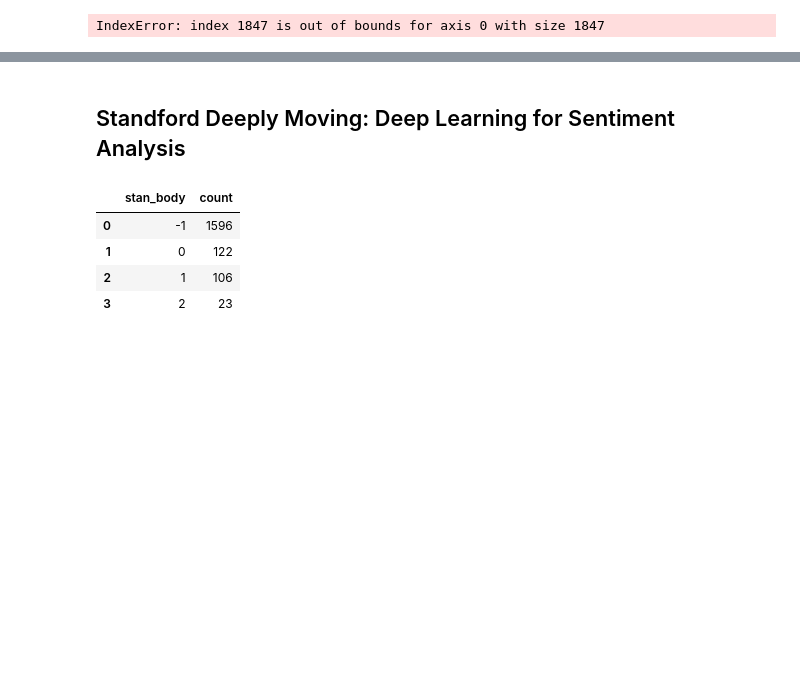
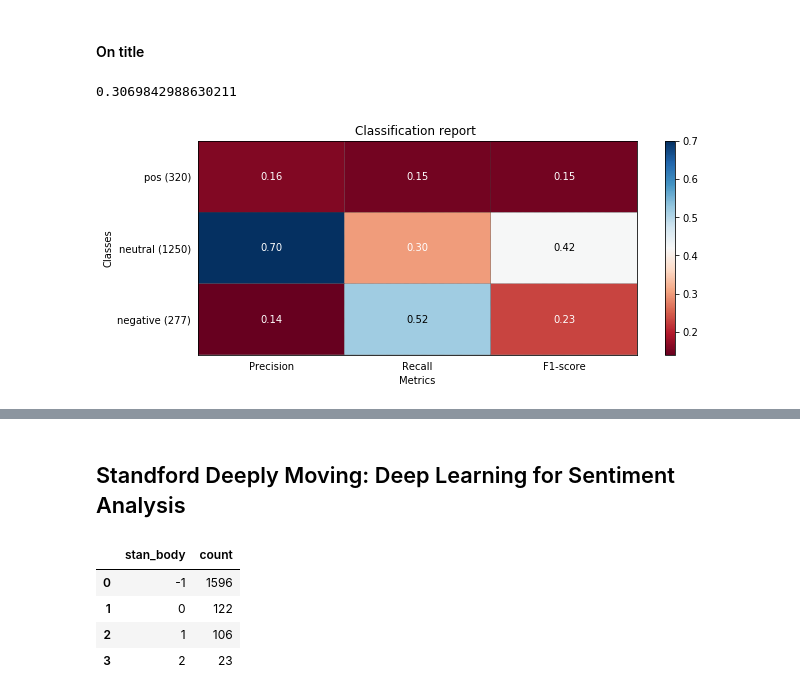
Before and after one commit to mannuscript/micromort, a Jupyter notebook: micromort/polarity_models/polarity.ipynb, the cells around one changed output, grey strips where cells are left out. Drawn from its saved outputs; the diff is of its cells as text; code cells hidden in the pictures; blank space fills up the shorter version.

```diff
--- a/micromort/polarity_models/polarity.ipynb
+++ b/micromort/polarity_models/polarity.ipynb
@@ -28,13 +28,24 @@ data_dump.head()
 | 6 | http://www.asiaone.com/health/goo... | Canola oil, which is extracted fr... | Good or bad? A look at myths and ... | -1 | 0.0 | SINGAPORE - Canola oil used to be... |
 # %%
 for index, row in data_dump.iterrows():
-    data = row["title"]
-    blob = TextBlob(data.decode('utf-8').strip())
-    if (blob.sentiment.polarity < .05 and blob.sentiment.polarity > -.05):
-        data_dump["e"].values[index] = 0
-    elif (blob.sentiment.polarity > .1):
-        data_dump["e"].values[index] = 1
-    else:
-        data_dump["e"].values[index] = -1
+    data = row["text"]
+    try:
+        blob = TextBlob(data.decode('utf-8').strip())
+        if (blob.sentiment.polarity < .05 and blob.sentiment.polarity > -.05):
+            data_dump["e"].values[index] = 0
+        elif (blob.sentiment.polarity > .1):
+            data_dump["e"].values[index] = 1
+        else:
+            data_dump["e"].values[index] = -1
+    except Exception as e:
+        print data
-# %% [output]
-IndexError: index 1847 is out of bounds for axis 0 with size 1847
+# %% [markdown]
+#### On title
+# %%
+sklearn.metrics.accuracy_score(data_dump["e"].values, data_dump["polarity"].values)
+# %% [output]
+0.3069842988630211
+# %%
+plot_classification_report(sklearn.metrics.classification_report(data_dump["e"].values, data_dump["polarity"].values, target_names=["negative", "neutral", "pos"]))
+# %% [output]
+[figure, added]
```
Also changed, not shown: parts of 4 cells of this notebook, 1 other file.
